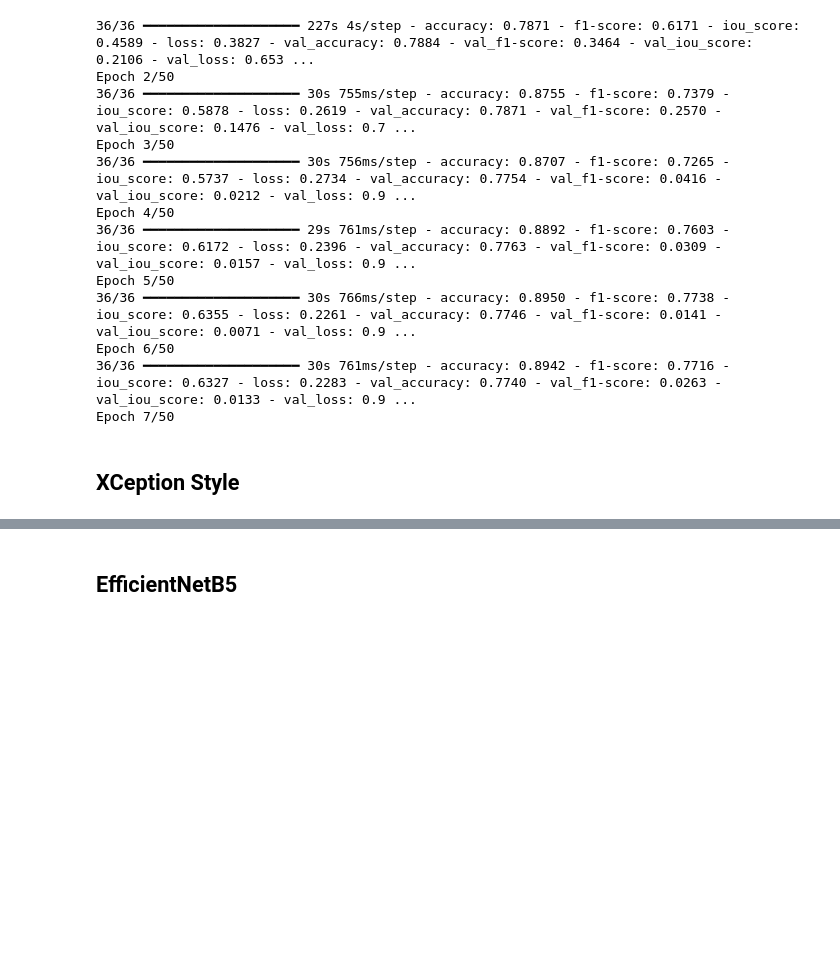
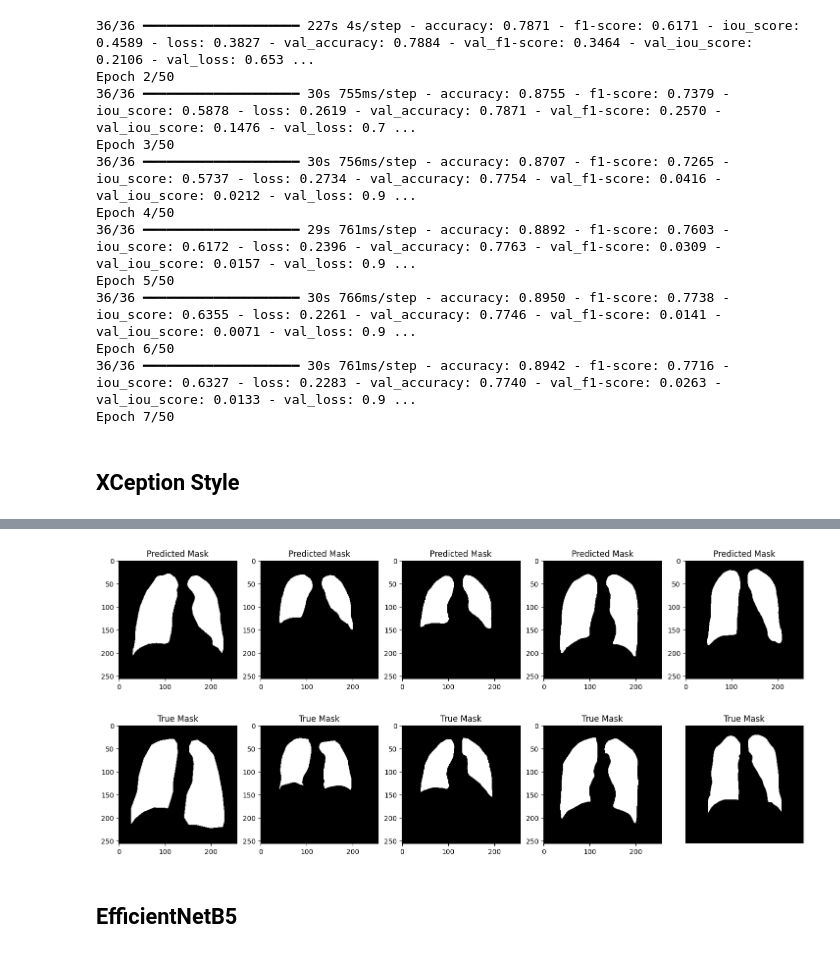
Before and after one commit to jasperchess/final-project, a Jupyter notebook: unets.ipynb, the cells around one changed output, grey strips where cells are left out. Cells and saved outputs as stored; diff of their text form; code cells hidden in the pictures; blank space fills up the shorter version.

```diff
--- a/unets.ipynb
+++ b/unets.ipynb
@@ -711,0 +799,42 @@ Total elapsed time: 00h 07m 59s
+# %%
+test_images = keras.utils.image_dataset_from_directory(
+    "segmentation_data/val/images",
+    labels=None,
+    batch_size=4,
+    image_size=(256, 256),
+    shuffle=False
+)
+
+test_masks = keras.utils.image_dataset_from_directory(
+    "segmentation_data/val/masks",
+    labels=None,
+    batch_size=4,
+    image_size=(256, 256),
+    color_mode='grayscale',
+    shuffle=False
+)
+
+test_dataset = tf.data.Dataset.zip(test_images, test_masks)
+test_dataset = test_dataset.map(augment_validation).prefetch(buffer_size=tf.data.AUTOTUNE)
+test_dataset = test_dataset.map(process_dataset).prefetch(buffer_size=tf.data.AUTOTUNE)
+
+model = tuner.get_best_models()[0]
+
+test_dataset_iterator = list(test_dataset.take(5).as_numpy_iterator())
+
+fig, ax = plt.subplots(nrows=2, ncols=5, figsize=(18, 8))
+for i, (image, mask) in enumerate(test_dataset_iterator):
+    true_y = mask[0].astype(np.uint8)
+    im = image[0].astype(np.uint8)
+    pred = model.predict(image)
+    pred = (pred[0] > 0.5).astype(np.uint8)
+
+    ax[0, i].imshow(pred, cmap='gray')
+    ax[0, i].set_title('Predicted Mask')
+
+    ax[1, i].imshow(true_y, cmap='gray')
+    ax[1, i].set_title('True Mask')
+
+plt.axis('off')
+plt.show()
+# %% [output]
@@ -712,3 +848,4 @@ Total elapsed time: 00h 07m 59s
+[figure, added]
 # %% [markdown]
 ## EfficientNetB5
 # %%
```
Also changed, not shown: parts of 8 cells of this notebook, 21 other files.
